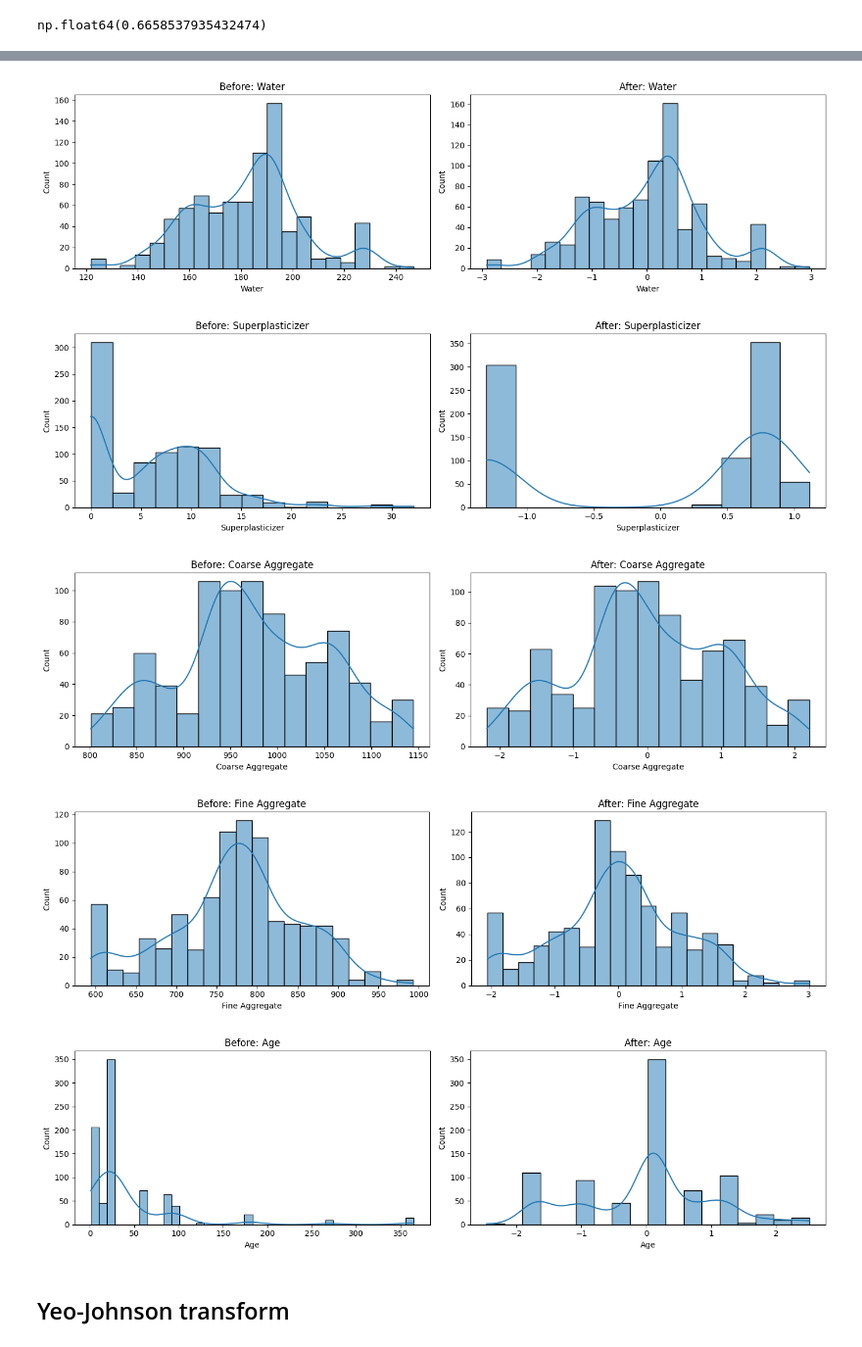
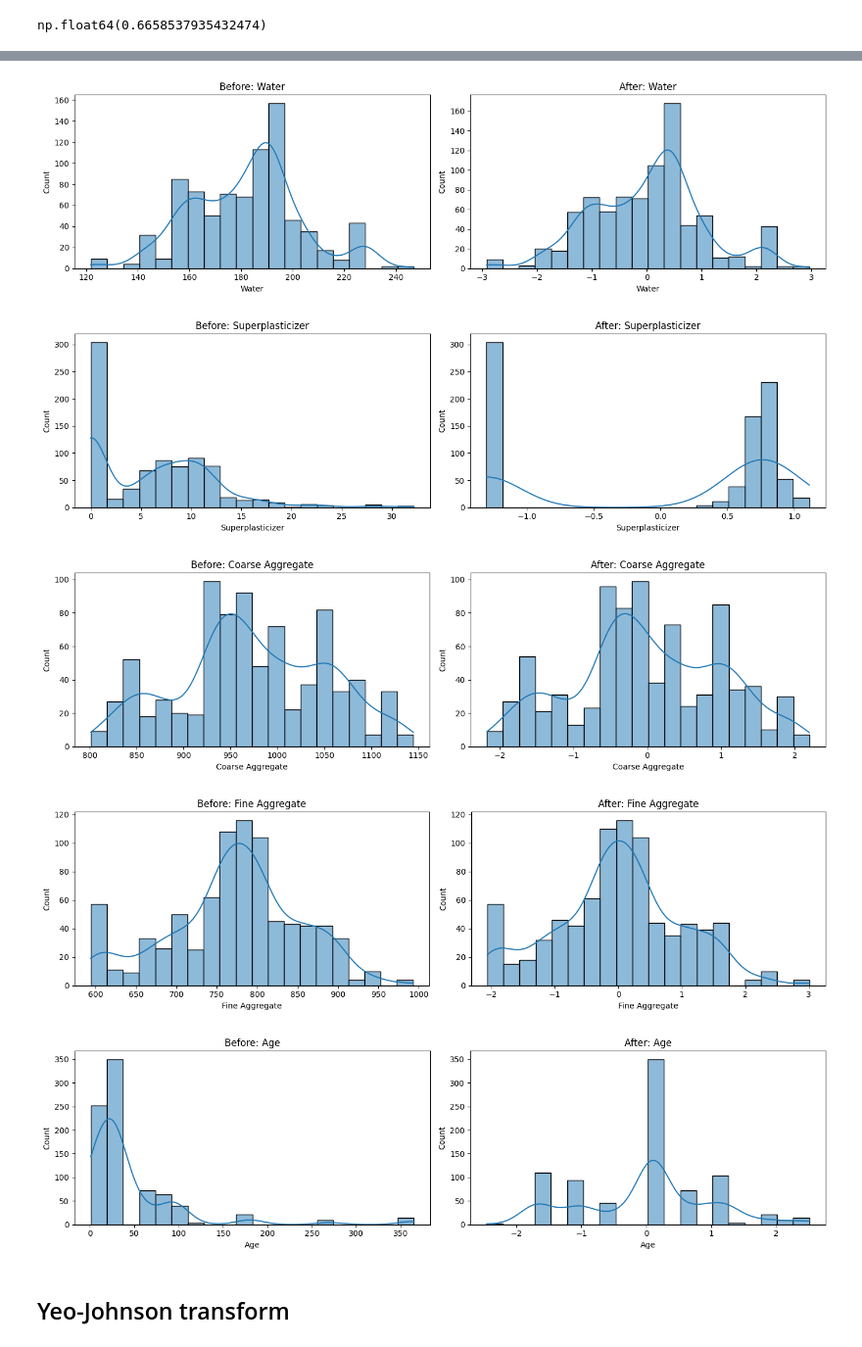
Before and after one commit to Foolmannn/ml-learnings, a Jupyter notebook: 5FeatureEngineering/Mathematical_Transformations/power_tranformer.ipynb, the cells around one changed output, grey strips where cells are left out. Shown at 98% size. Cells and saved outputs as stored; diff of their text form; code cells hidden in the pictures.

```diff
--- a/5FeatureEngineering/Mathematical_Transformations/power_tranformer.ipynb
+++ b/5FeatureEngineering/Mathematical_Transformations/power_tranformer.ipynb
@@ -161,7 +161,8 @@ for col in X_train.columns:
     sns.histplot(
         X_train[col],
         kde=True,
-        ax=axes[0]
+        ax=axes[0],
+        bins=20
     )
     axes[0].set_title(f"Before: {col}")
 
@@ -169,7 +170,9 @@ for col in X_train.columns:
     sns.histplot(
         X_train_transformed[col],
         kde=True,
-        ax=axes[1]
+        ax=axes[1],
+        bins=20
+
     )
     axes[1].set_title(f"After: {col}")
 
@@ -182,8 +185,8 @@ for col in X_train.columns:
-[figure, old version]
+[figure, new version]
-[figure, old version]
+[figure, new version]
-[figure, old version]
+[figure, new version]
-[figure, old version]
+[figure, new version]
-[figure, old version]
+[figure, new version]
 # %% [markdown]
 ## Yeo-Johnson transform
 # %%
```
Also changed, not shown: parts of 2 cells of this notebook, 1 other file.
